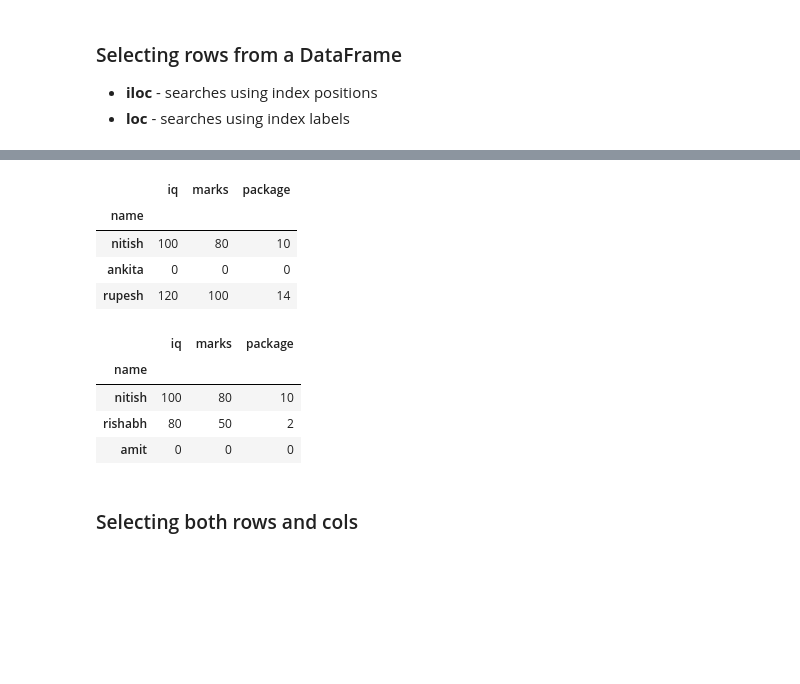
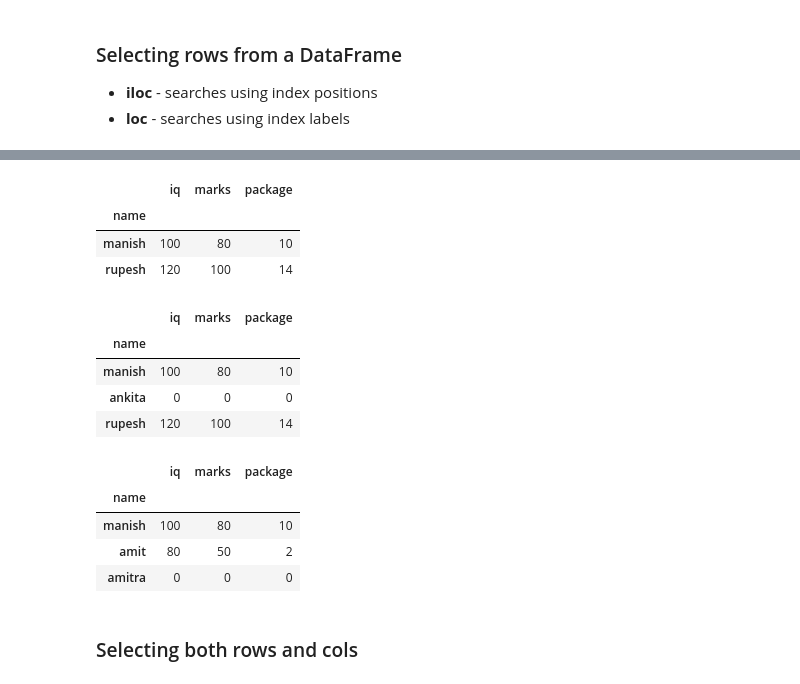
Before and after one commit to sushanttwayana/Exploratory_Data_Analysis-EDA-, a Jupyter notebook: 2. Pandas/1.2_Pandas_dataframes.ipynb, the cells around one changed output, grey strips where cells are left out. Saved outputs shown, nothing was run; the diff lists cells and outputs as text; code cells hidden in the pictures; blank space fills up the shorter version.

```diff
--- a/2. Pandas/1.2_Pandas_dataframes.ipynb
+++ b/2. Pandas/1.2_Pandas_dataframes.ipynb
@@ -448,0 +477,5 @@ ipl[['Team1','Team2','WinningTeam']]
+# %%
+students = pd.DataFrame(student_dict)
+students.set_index('name', inplace=True) ## inplace modification permanent
+
+students
@@ -516,9 +569,16 @@ students.loc['nitish':'rishabh':2]
+# %%
+students.loc['manish':'rupesh': 2] # rupesh is also included
+# %% [output]
+|  | iq | marks | package |
+| name |  |  |  |
+| manish | 100 | 80 | 10 |
+| rupesh | 120 | 100 | 14 |
 # %%
-students.loc[['nitish','ankita','rupesh']]
+students.loc[['manish','ankita','rupesh']]
 # %% [output]
 |  | iq | marks | package |
 | name |  |  |  |
-| nitish | 100 | 80 | 10 |
+| manish | 100 | 80 | 10 |
 | ankita | 0 | 0 | 0 |
 | rupesh | 120 | 100 | 14 |
 # %%
@@ -526,9 +586,9 @@ students.iloc[[0,3,4]]
 # %% [output]
 |  | iq | marks | package |
 | name |  |  |  |
-| nitish | 100 | 80 | 10 |
-| rishabh | 80 | 50 | 2 |
-| amit | 0 | 0 | 0 |
+| manish | 100 | 80 | 10 |
+| amit | 80 | 50 | 2 |
+| amitra | 0 | 0 | 0 |
 # %% [markdown]
 ### Selecting both rows and cols
 # %%
```
Also changed, not shown: parts of 41 cells of this notebook.
